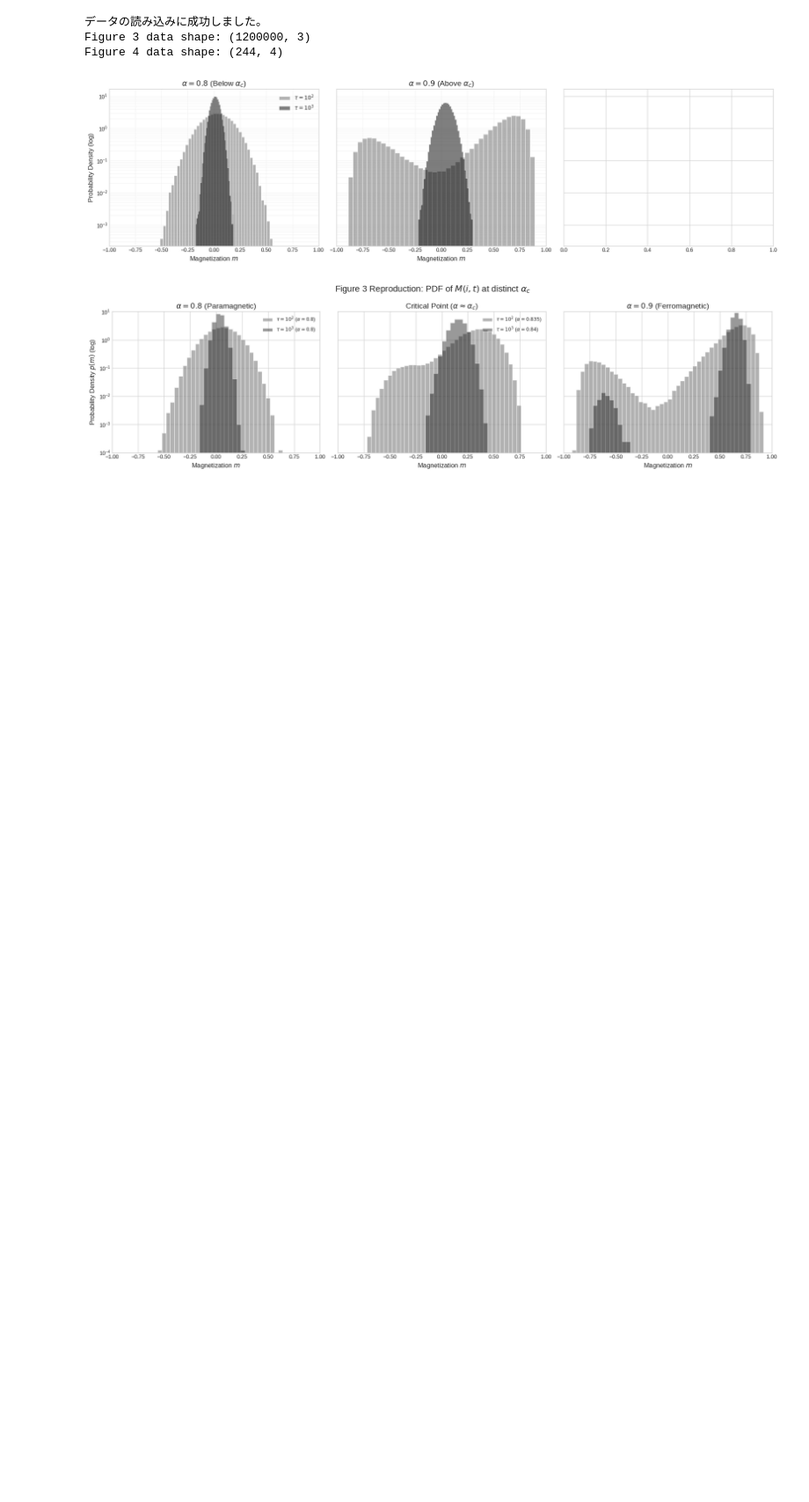
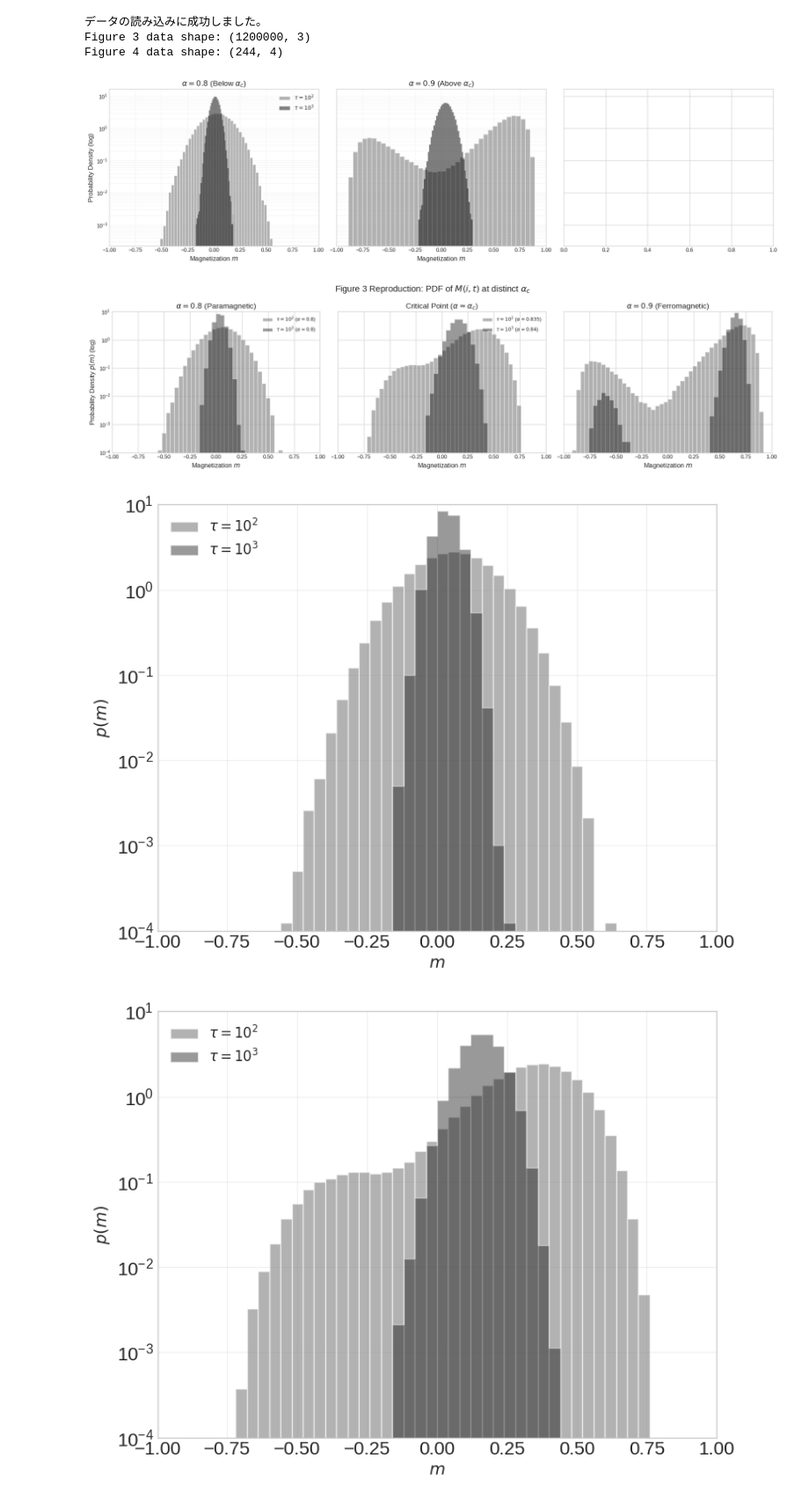
Before and after one commit to LABO-M/aco-on-spinglass, a Jupyter notebook: src/reproduce/plot.ipynb, the cells around one changed output. Shown at 88% size. Drawn from its saved outputs; the diff is of its cells as text; code cells hidden in the pictures; blank space fills up the shorter version.

```diff
--- a/src/reproduce/plot.ipynb
+++ b/src/reproduce/plot.ipynb
@@ -250,3 +249,77 @@ def plot_figure3_overlay(csv_path):
 plot_figure3_overlay('figure3_data_custom.csv')
 # %% [output]
 [figure]
+# %%
+import pandas as pd
+import matplotlib.pyplot as plt
+import numpy as np
+
+# Julia側で指定した値をここにも設定してください
+ALPHA_C_TAU100  = 0.835
+ALPHA_C_TAU1000 = 0.84  # 必要に応じて変更
+
+def plot_figure3_separate(csv_path):
+    try:
+        df = pd.read_csv(csv_path)
+    except FileNotFoundError:
+        print("CSVファイルが見つかりません。Juliaコードを実行してください。")
+        return
+
+    # 3つのプロット条件を定義
+    # (タイトル, tau=100の抽出alpha, tau=1000の抽出alpha)
+    conditions = [
+        (r'$\alpha = 0.8$ (Paramagnetic)', 0.8, 0.8),
+        (r'Critical Point ($\alpha \approx \alpha_c$)', ALPHA_C_TAU100, ALPHA_C_TAU1000),
+        (r'$\alpha = 0.9$ (Ferromagnetic)', 0.9, 0.9)
+    ]
+
+    # 共通設定
+    bins = 50
+    range_lim = (-1.0, 1.0)
+
+    # ループ内で個別に図を作成して表示
+    for title, target_100, target_1000 in conditions:
+        # 図の生成（サイズは適宜調整してください）
+        fig, ax = plt.subplots(figsize=(8, 6))
+
+        # --- tau=100 のデータ抽出 ---
+        data_100 = df[
+            (df['tau'] == 100) &
+            (np.isclose(df['alpha_target'], target_100, atol=1e-4))
+        ]['magnetization']
+
+        # --- tau=1000 のデータ抽出 ---
+        data_1000 = df[
+            (df['tau'] == 1000) &
+            (np.isclose(df['alpha_target'], target_1000, atol=1e-4))
+        ]['magnetization']
+
+        # ヒストグラムの描画
+        # tau=100: グレー
+        ax.hist(data_100, bins=bins, range=range_lim, density=True, log=True,
+                color='gray', alpha=0.6, label=r'$\tau=10^2$ ')
+
+        # tau=1000: 黒（透過）
+        ax.hist(data_1000, bins=bins, range=range_lim, density=True, log=True,
+                color='black', alpha=0.4, histtype='stepfilled',
+                label=r'$\tau=10^3$ ')
+
+        # 装飾（すべての図にラベルと凡例を付ける）
+        #ax.set_title(title, fontsize=16)
+        ax.set_xlabel('$m$', fontsize=14)
+        ax.set_ylabel('$p(m)$', fontsize=14)
+        ax.set_xlim(-1.0, 1.0)
+        ax.set_ylim(1e-4, 10) # ログスケールの範囲調整
+        ax.tick_params(labelsize=16)
+
+        ax.legend(loc='upper left', fontsize=12)
+        ax.grid(True, alpha=0.3)
+
+        plt.tight_layout()
+        plt.show() # ここで都度表示する
+
+# 実行
+plot_figure3_separate('figure3_data_custom.csv')
+# %% [output]
+[figure, added]
+[figure, added]
```
Also changed, not shown: parts of 2 cells of this notebook, 16 other files.
